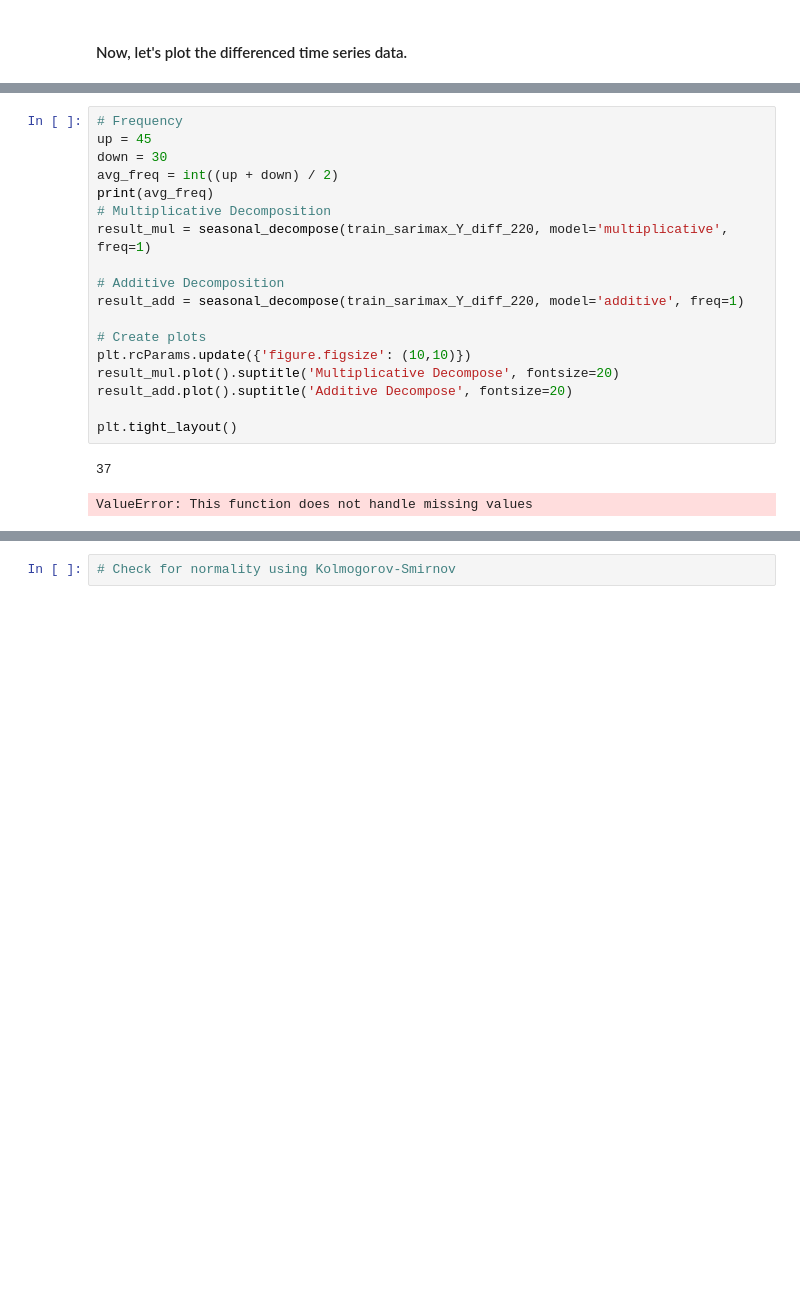
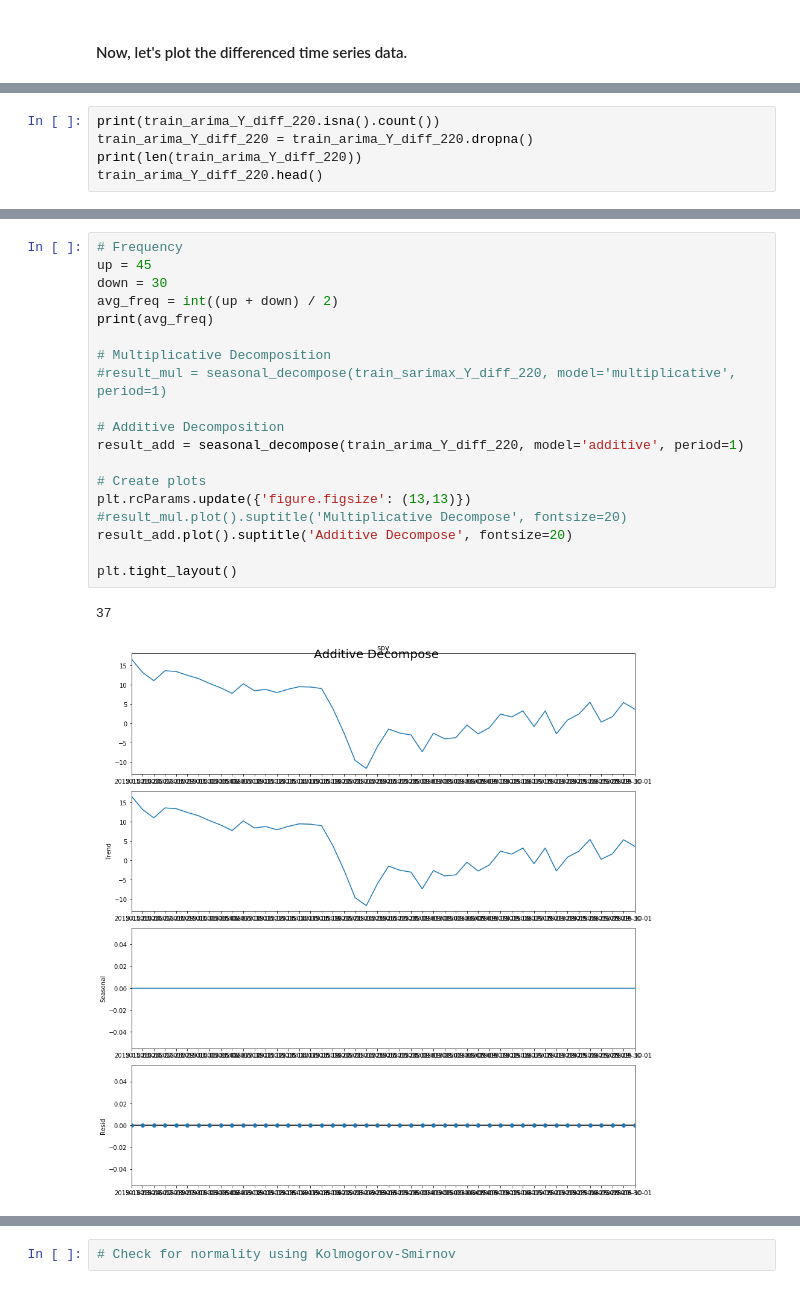
Before and after one commit to justinbosscher/SPY_model, a Jupyter notebook: SPY_model.ipynb, the cells around one changed output, grey strips where cells are left out. Saved outputs shown, nothing was run; the diff lists cells and outputs as text; blank space fills up the shorter version.

```diff
--- a/SPY_model.ipynb
+++ b/SPY_model.ipynb
@@ -1176,0 +1224,5 @@ pacf_diff_220 = plot_pacf(train_sarimax_Y_diff_220)
+# %%
+print(train_arima_Y_diff_220.isna().count())
+train_arima_Y_diff_220 = train_arima_Y_diff_220.dropna()
+print(len(train_arima_Y_diff_220))
+train_arima_Y_diff_220.head()
@@ -1177,22 +1239,23 @@ pacf_diff_220 = plot_pacf(train_sarimax_Y_diff_220)
 # %%
 # Frequency
 up = 45
 down = 30
 avg_freq = int((up + down) / 2)
 print(avg_freq)
+
 # Multiplicative Decomposition
-result_mul = seasonal_decompose(train_sarimax_Y_diff_220, model='multiplicative', freq=1)
+#result_mul = seasonal_decompose(train_sarimax_Y_diff_220, model='multiplicative', period=1)
 
 # Additive Decomposition
-result_add = seasonal_decompose(train_sarimax_Y_diff_220, model='additive', freq=1)
+result_add = seasonal_decompose(train_arima_Y_diff_220, model='additive', period=1)
 
 # Create plots
-plt.rcParams.update({'figure.figsize': (10,10)})
-result_mul.plot().suptitle('Multiplicative Decompose', fontsize=20)
+plt.rcParams.update({'figure.figsize': (13,13)})
+#result_mul.plot().suptitle('Multiplicative Decompose', fontsize=20)
 result_add.plot().suptitle('Additive Decompose', fontsize=20)
 
 plt.tight_layout()
 # %% [output]
 37
-ValueError: This function does not handle missing values
+[figure, added]
 # %% [markdown]
```
Also changed, not shown: parts of 54 cells of this notebook, 1 other file.
